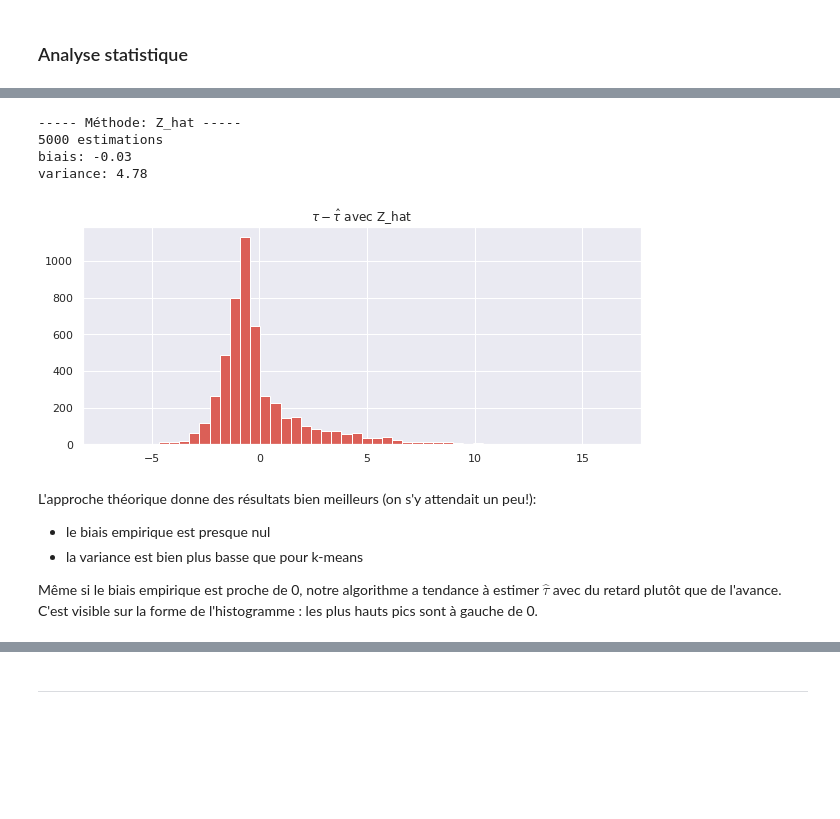
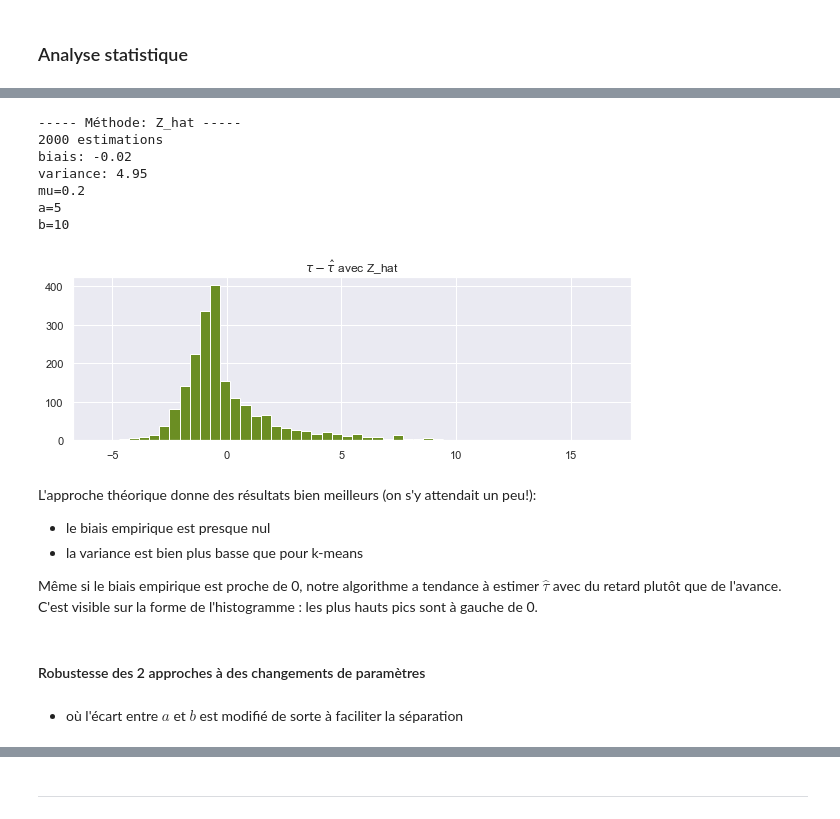
Before and after one commit to littlebuzzybee/MACS207b-Projet, a Jupyter notebook: MACS207b_Personnaz_Ly.ipynb, the cells around one changed output, grey strips where cells are left out. Drawn from its saved outputs; the diff is of its cells as text; code cells hidden in the pictures; blank space fills up the shorter version.

```diff
--- a/MACS207b_Personnaz_Ly.ipynb
+++ b/MACS207b_Personnaz_Ly.ipynb
@@ -430,16 +439,22 @@ variance: 12.39
 # %%
-taus_l_Zhat, est_taus_l_Zhat = repeat_ests(a, b, beg, end, 5000, seed, "Z_hat")
+taus_l_Zhat, est_taus_l_Zhat = repeat_ests(a, b, beg, end, 2000, seed, "Z_hat")
+stat_summary(taus_l_Zhat, est_taus_l_Zhat, "Z_hat")
+# %% [output]
+----- Méthode: Z_hat -----
+2000 estimations
+biais: -0.02
+variance: 4.95
+mu=0.2
+a=5
+b=10
+[figure, added]
-# %%
-stat_summary(taus_l_Zhat, est_taus_l_Zhat, "Z_hat")
-# %% [output]
------ Méthode: Z_hat -----
-5000 estimations
-biais: -0.03
-variance: 4.78
-[figure, removed]
 # %% [markdown]
 L'approche théorique donne des résultats bien meilleurs (on s'y attendait un peu!):
 - le biais empirique est presque nul
 - la variance est bien plus basse que pour k-means
 
 Même si le biais empirique est proche de 0, notre algorithme a tendance à estimer $\hat{\tau}$ avec du retard plutôt que de l'avance. C'est visible sur la forme de l'histogramme : les plus hauts pics sont à gauche de 0.
+# %% [markdown]
+#### Robustesse des 2 approches à des changements de paramètres
+# %% [markdown]
+- où l'écart entre $a$ et $b$ est modifié de sorte à faciliter la séparation
```
Also changed, not shown: parts of 22 cells of this notebook.
